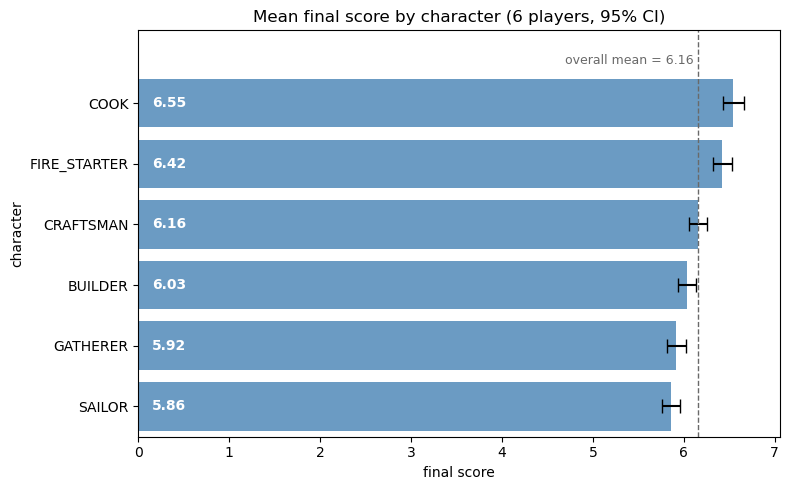
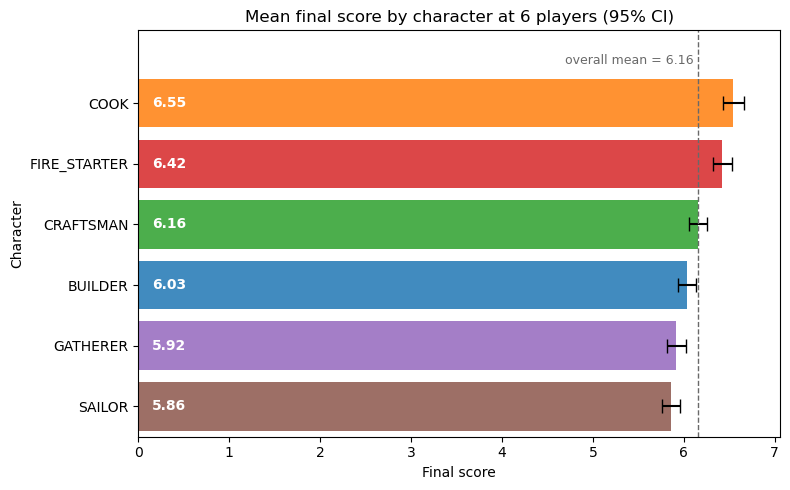
The notebook cell's code change between the first figure and the second:
--- before
+++ after
@@ -2,8 +2,9 @@
 errors_lower = character_summary["mean"].values - character_summary["ci_lower"].values
 errors_upper = character_summary["ci_upper"].values - character_summary["mean"].values
+bar_colours = [character_colours.CHARACTER_COLOURS[character] for character in character_summary.index]
 
 plt.figure(figsize = (8, 5))
 
-plt.barh(positions, character_summary["mean"].values, color = "steelblue", alpha = 0.8)
+plt.barh(positions, character_summary["mean"].values, color = bar_colours, alpha = 0.85)
 
 plt.errorbar(character_summary["mean"].values, positions, xerr = [errors_lower, errors_upper],

Commit: Add per-character colour scheme to character/role bar charts